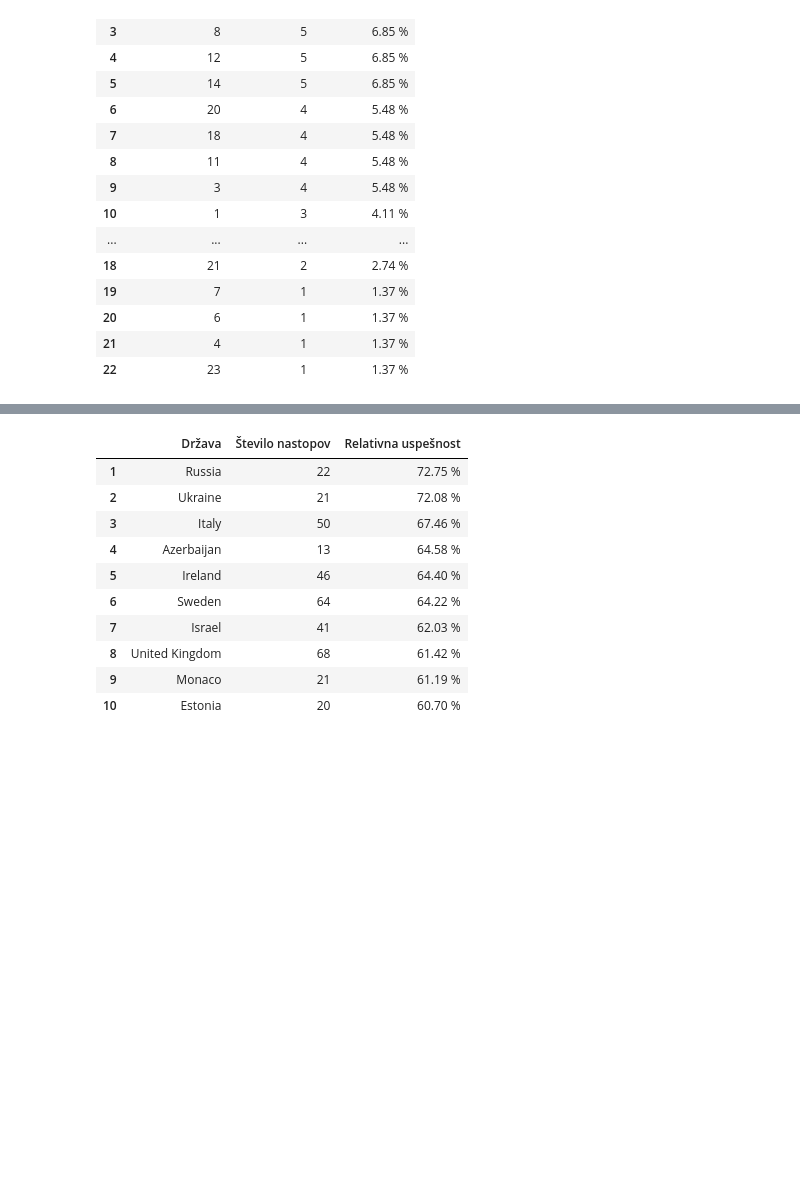
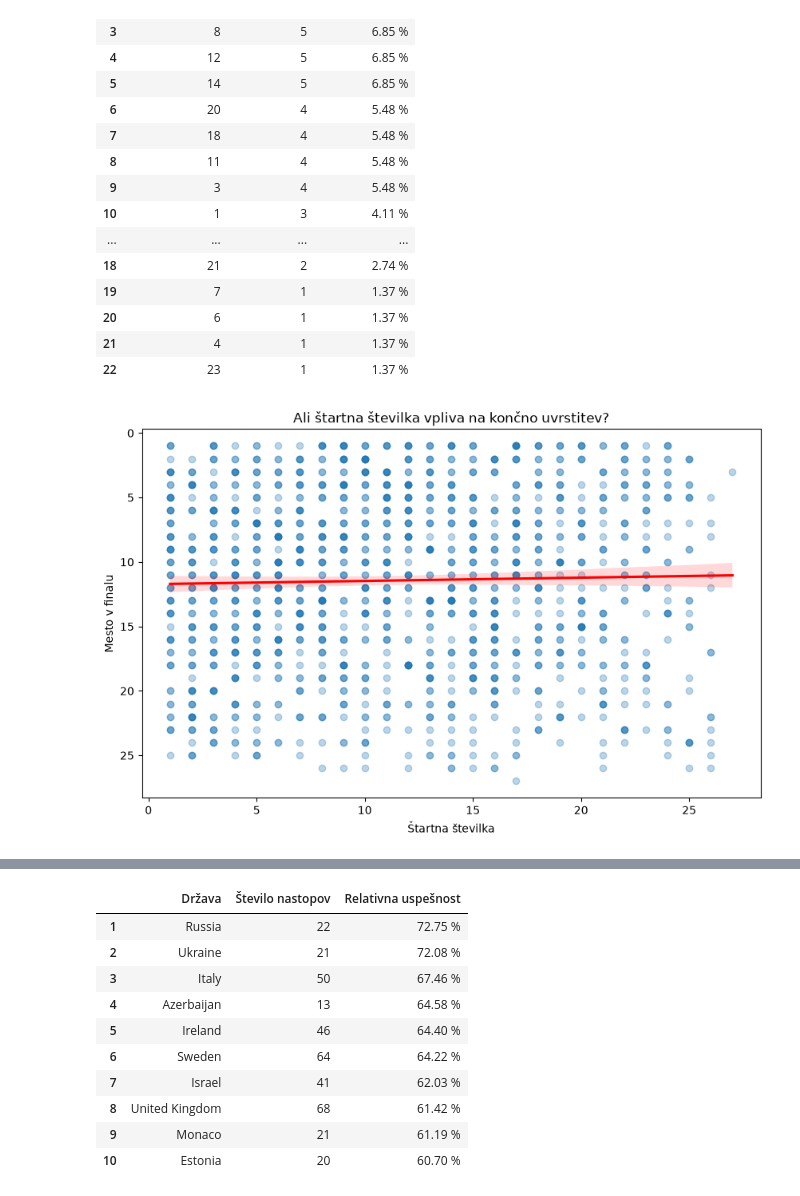
Before and after one commit to mayac69/UVP-projektna, a Jupyter notebook: analiza_evrovizije.ipynb, the cells around one changed output, grey strips where cells are left out. Saved outputs shown, nothing was run; the diff lists cells and outputs as text; code cells hidden in the pictures; blank space fills up the shorter version.

```diff
--- a/analiza_evrovizije.ipynb
+++ b/analiza_evrovizije.ipynb
@@ -680,6 +708,22 @@ najuspesnejsa_startna_stevilka (df)
 | 20 | 6 | 1 | 1.37 % |
 | 21 | 4 | 1 | 1.37 % |
 | 22 | 23 | 1 | 1.37 % |
+# %%
+plt.figure (figsize = (10, 6))
+sns.regplot (
+    data = df,
+    x = "startna_stevilka",
+    y = "mesto",
+    scatter_kws = {"alpha": 0.3},
+    line_kws = {"color": "red"}
+)
+plt.gca ().invert_yaxis () # 1. mesto je na vrhu
+plt.title ("Ali štartna številka vpliva na končno uvrstitev?")
+plt.xlabel ("Štartna številka")
+plt.ylabel ("Mesto v finalu")
+plt.show ()
+# %% [output]
+[figure, added]
 # %%
 def najvisji_odstotek_zmagovalnih_točk (datoteka):
     zmagovalci = datoteka [datoteka ["mesto"] == 1]
```
Also changed, not shown: parts of 7 cells of this notebook.
